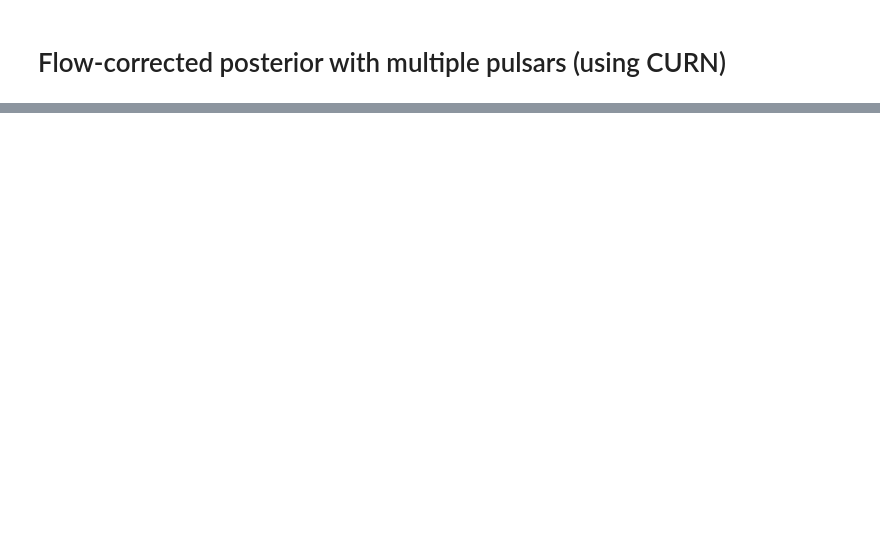
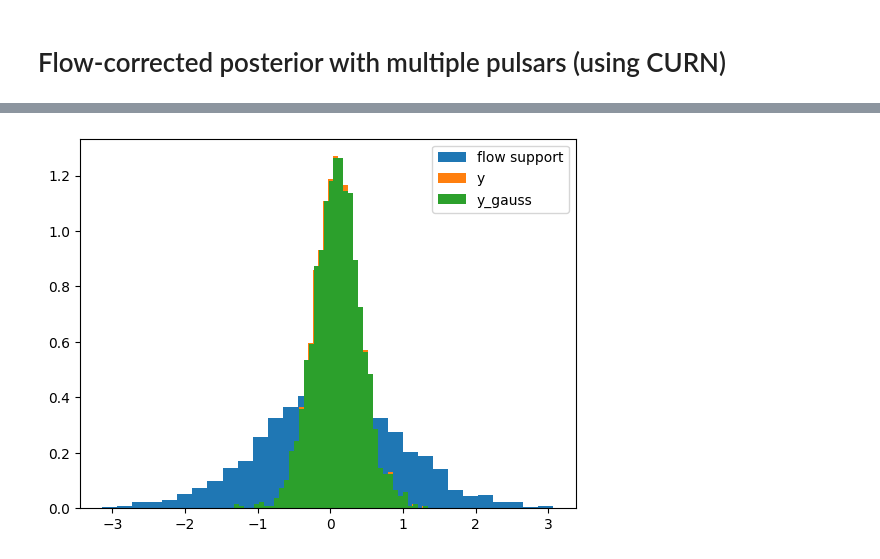
Before and after one commit to tresnjo/dsfourier, a Jupyter notebook: flow/multipsr_flow.ipynb, the cells around one changed output, grey strips where cells are left out. Saved outputs shown, nothing was run; the diff lists cells and outputs as text; code cells hidden in the pictures; blank space fills up the shorter version.

```diff
--- a/flow/multipsr_flow.ipynb
+++ b/flow/multipsr_flow.ipynb
@@ -10,8 +12,8 @@ allpsrs = sorted(
     key=lambda psr: len(psr.toas), reverse = True
 )
 # %%
-npsr = 2
-psrs = allpsrs[:npsr]
+npsr = 3
+psrs = allpsrs[26:26+npsr]
 Tspan = ds.getspan(psrs)
 # %%
 rn_components = 30
@@ -140,0 +187,11 @@ plt.show()
+# %%
+psr_idx = 1
+coeff_idx  = 5
+y_flow_support = trained_flows[psr_idx].sample(jax.random.key(0), sample_shape=(2000,))
+plt.hist(y_flow_support[:, coeff_idx], density = True, bins = 'auto', label = "flow support")
+plt.hist(samples_flow["y"][:,psr_idx,coeff_idx], density = True, bins = 'auto', label = "y")
+plt.hist(samples_flow["y_gauss"][:,psr_idx,coeff_idx], density = True, bins = 'auto', label = "y_gauss")
+plt.legend()
+plt.show()
+# %% [output]
+[figure, added]
```
Also changed, not shown: parts of 15 cells of this notebook, 5 other files.
